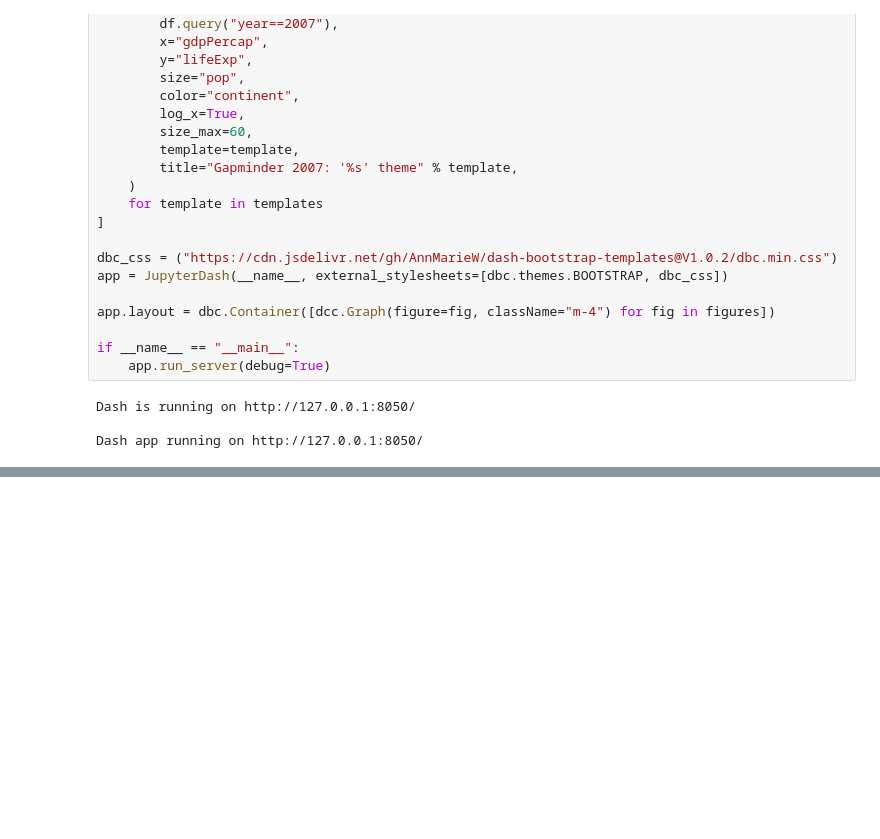
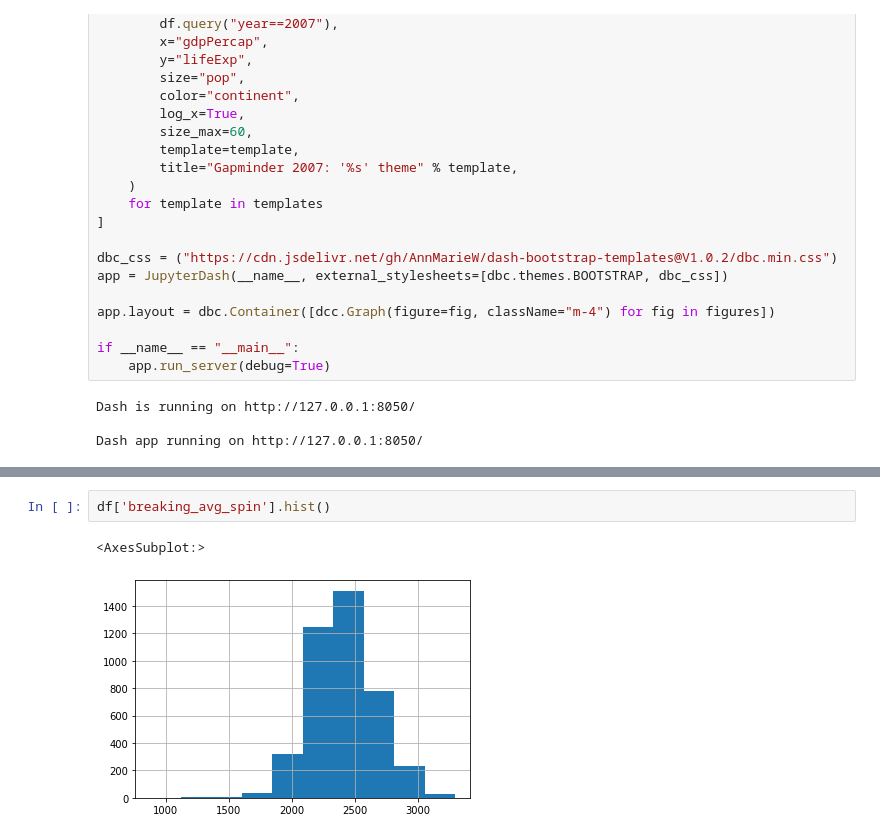
Before and after one commit to jihun0423/plotly-dash, a Jupyter notebook: dash!.ipynb, the cells around one changed output, grey strips where cells are left out. Drawn from its saved outputs; the diff is of its cells as text; blank space fills up the shorter version.

```diff
--- a/dash!.ipynb
+++ b/dash!.ipynb
@@ -206,0 +466,5 @@ Dash app running on http://127.0.0.1:8050/
+# %%
+df['breaking_avg_spin'].hist()
+# %% [output]
+<AxesSubplot:>
+[figure, added]
```
Also changed, not shown: parts of 18 cells of this notebook.
